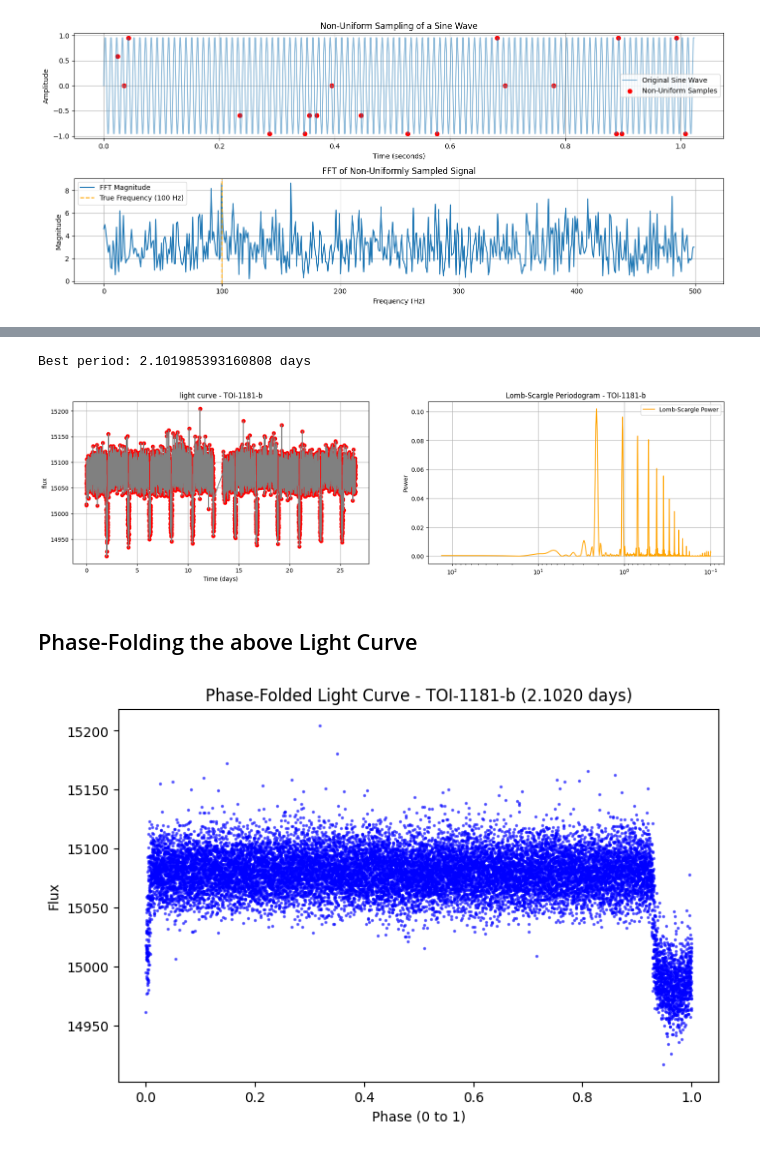
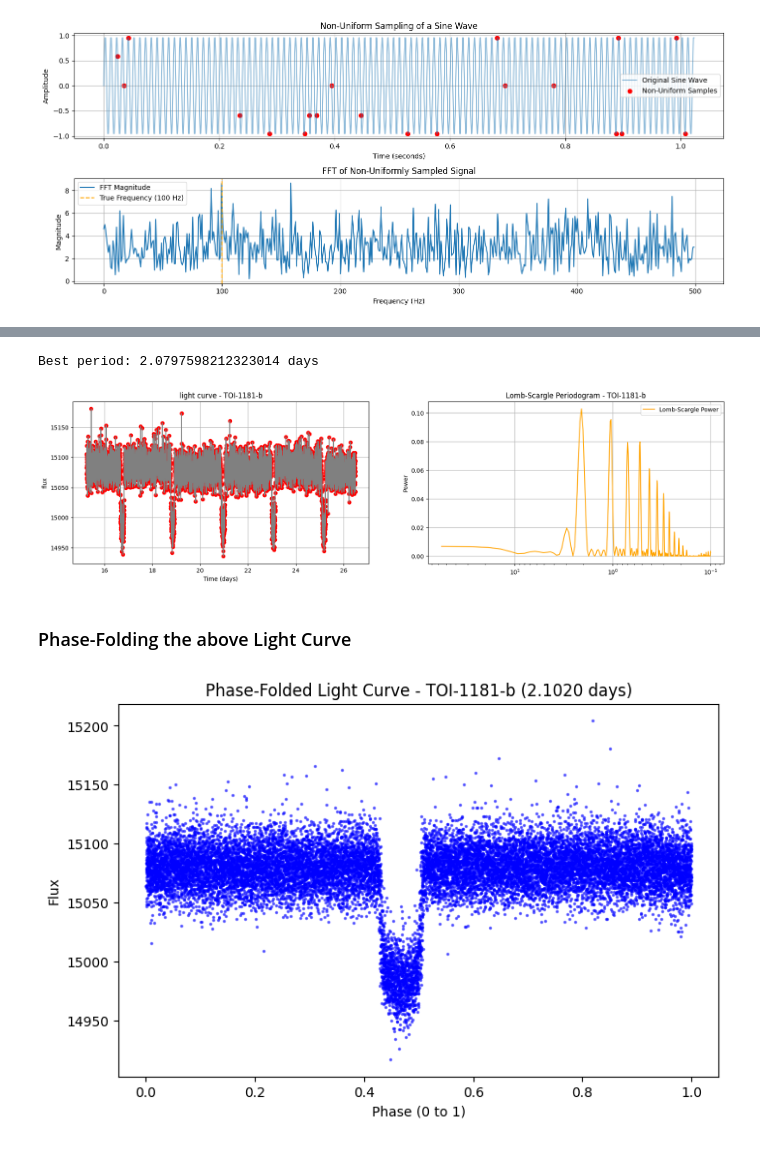
Before and after one commit to ashok-nurture/astro-collections, a Jupyter notebook: BAA-conference-Feb-2025/BAA.ipynb, the cells around one changed output, grey strips where cells are left out. Saved outputs shown, nothing was run; the diff lists cells and outputs as text; code cells hidden in the pictures.

```diff
--- a/BAA-conference-Feb-2025/BAA.ipynb
+++ b/BAA-conference-Feb-2025/BAA.ipynb
@@ -284,42 +318,42 @@ plt.show()
 # %%
 target = "TOI-1181-b"
 lc = pd.read_csv('TOI-1181-b.csv')
 lc = lc.dropna(subset=['flux'])
-
-time = (lc['time'] - lc['time'][0])
-flux = lc['flux']
+last_n = -8000
+time = (lc['time'] - lc['time'][0])[last_n:]
+flux = lc['flux'][last_n:]
 ls = LombScargle(time, flux)
 frequency, power = ls.autopower(minimum_frequency=0, maximum_frequency=10)
 period = 1. / frequency
 
 plt.figure(figsize=(20, 5))
 plt.subplot(1, 2, 1)
 plt.plot(time, flux, color='red', marker='o', linestyle='None')
 plt.plot(time, flux, color='gray')
 plt.xlabel('Time (days)')
 plt.ylabel('flux')
 plt.title('light curve - '+target)
 plt.grid()
 
 plt.subplot(1, 2, 2)
 plt.plot(period, power, color='orange', label="Lomb-Scargle Power")
 plt.xscale("log")
 # plt.xlim(right=1)
 plt.ylabel("Power")
 plt.title("Lomb-Scargle Periodogram - "+target)
 plt.legend()
 plt.gca().invert_xaxis()  # Invert x-axis so shorter periods appear on the left
 plt.grid()
 
 best_period = period[np.nanargmax(power)]
 print(f"Best period: {best_period} days")
 # %% [output]
-Best period: 2.101985393160808 days
+Best period: 2.0797598212323014 days
-[figure, old version]
+[figure, new version]
 # %% [markdown]
-## Phase-Folding the above Light Curve
+### Phase-Folding the above Light Curve
 # %%
-phase = ((time % best_period) / best_period)  # Normalize phase (0 to 1)
+phase = ((time % best_period) / best_period + 0.5) % 1    # Normalize phase (0 to 1)
 sorted_indices = np.argsort(phase)
 phase_sorted = phase[sorted_indices]
 flux_sorted = flux[sorted_indices]
@@ -331,5 +365,5 @@ plt.ylabel("Flux")
 plt.title(f"Phase-Folded Light Curve - {target} ({best_period:.4f} days)")
 plt.show()
 # %% [output]
-[figure, old version]
+[figure, new version]
 # %% [markdown]
```
Also changed, not shown: parts of 22 cells of this notebook, 2 other files.
